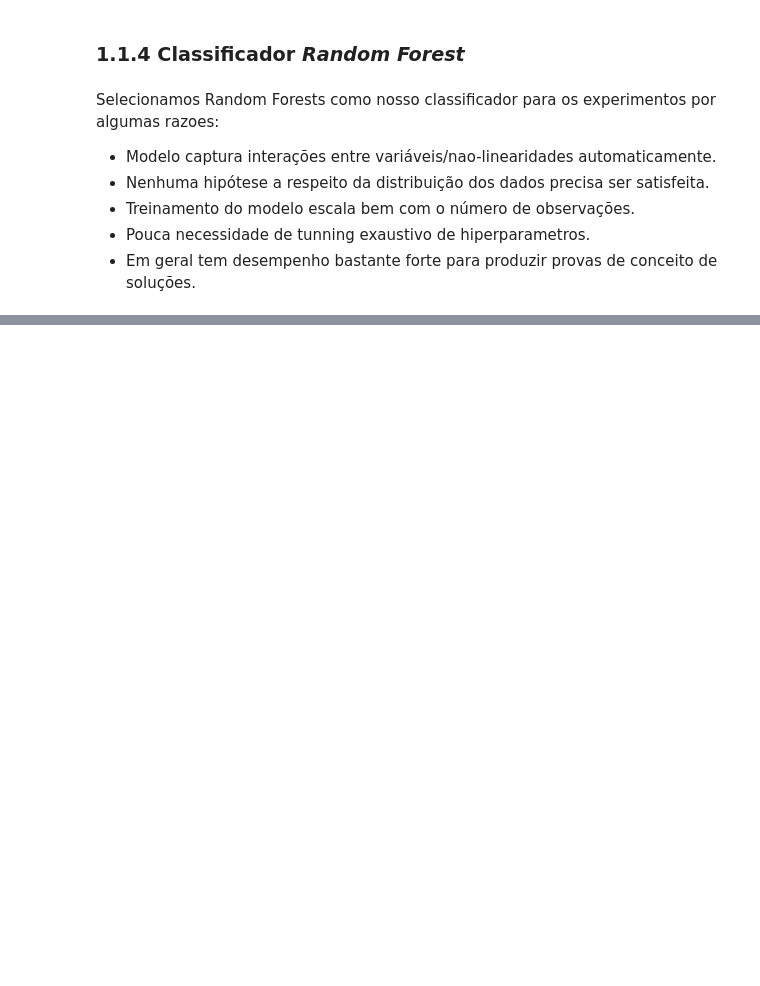
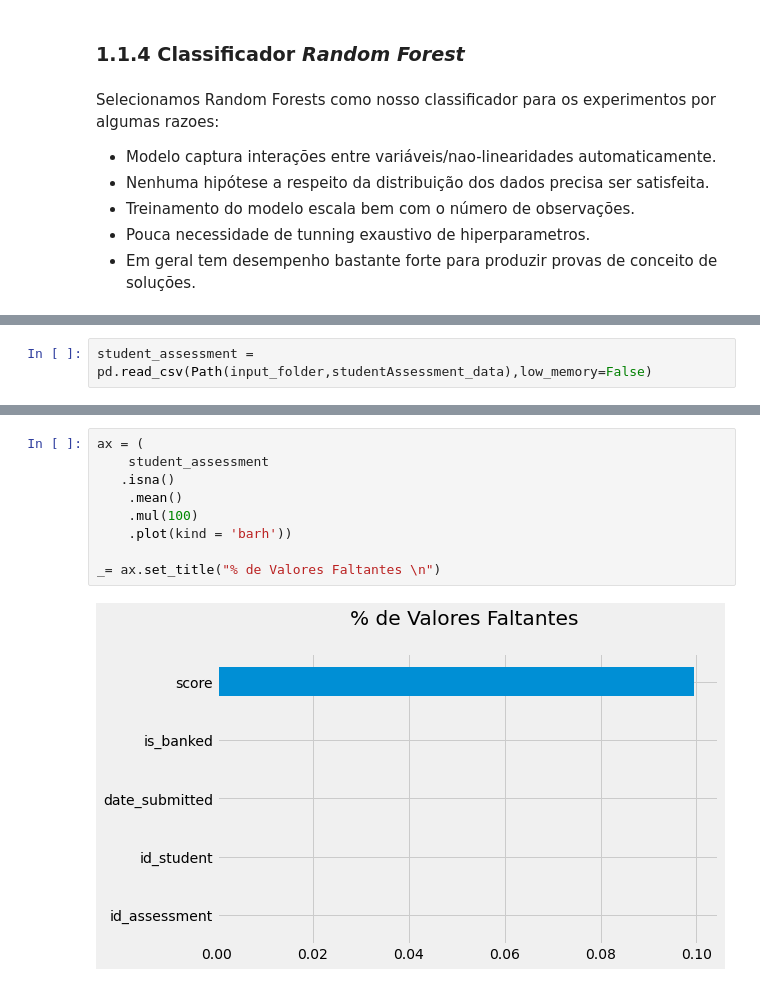
Before and after one commit to Schots/OULAD-Trybe, a Jupyter notebook: Trybe-Oulad-Experimentos.ipynb, the cells around one changed output, grey strips where cells are left out. Drawn from its saved outputs; the diff is of its cells as text; blank space fills up the shorter version.

```diff
--- a/Trybe-Oulad-Experimentos.ipynb
+++ b/Trybe-Oulad-Experimentos.ipynb
@@ -397,0 +478,2 @@ a respeito do alvo para fazer suas predições.
+# %%
+student_assessment = pd.read_csv(Path(input_folder,studentAssessment_data),low_memory=False)
@@ -397,0 +505,11 @@ a respeito do alvo para fazer suas predições.
+# %%
+ax = (
+    student_assessment
+   .isna()
+    .mean()
+    .mul(100)
+    .plot(kind = 'barh'))
+
+_= ax.set_title("% de Valores Faltantes \n")
+# %% [output]
+[figure, added]
```
Also changed, not shown: parts of 93 cells of this notebook.
